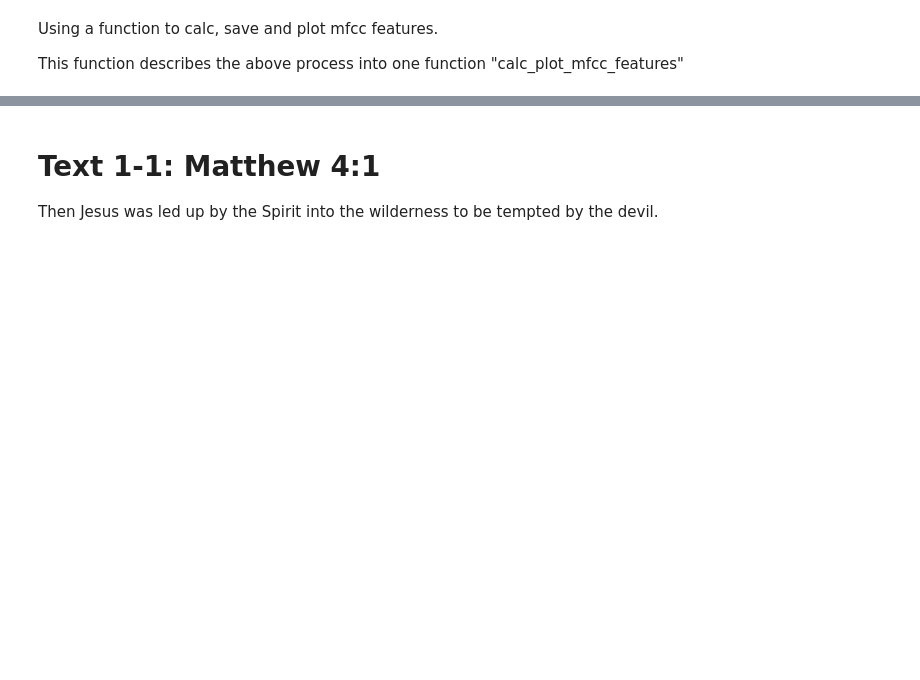
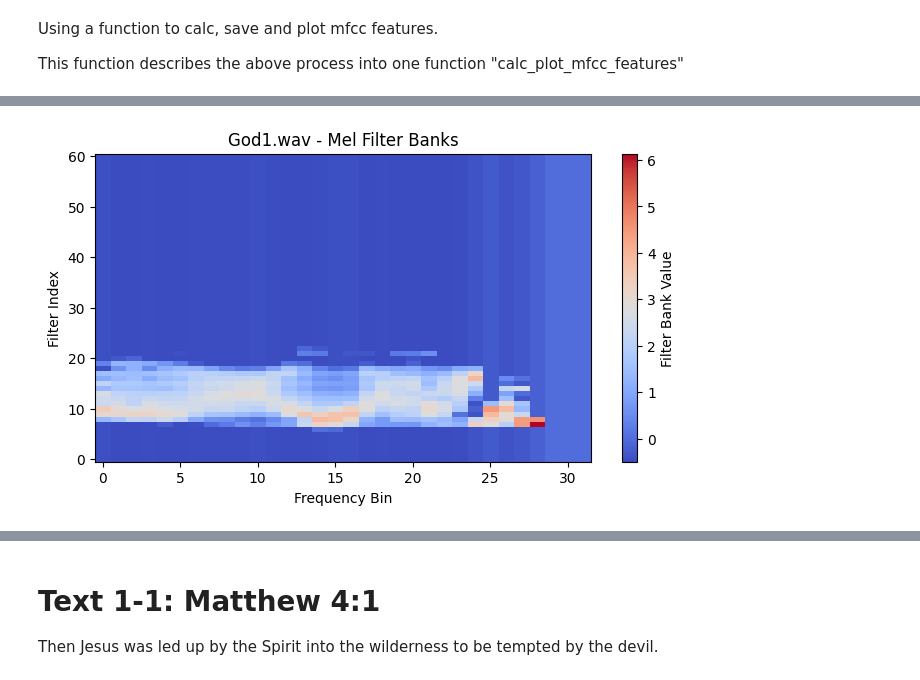
Before and after one commit to PENNET-dev/hackathon-uW-2024, a Jupyter notebook: 2024_uW_Hackathon_Exploration.ipynb, the cells around one changed output, grey strips where cells are left out. Saved outputs shown, nothing was run; the diff lists cells and outputs as text; code cells hidden in the pictures; blank space fills up the shorter version.

```diff
--- a/2024_uW_Hackathon_Exploration.ipynb
+++ b/2024_uW_Hackathon_Exploration.ipynb
@@ -131,8 +131,8 @@ def load_audio(audioSampleFilePath): #, sr=64000, duration=0.13):
     print(data.shape, sample_rate)
     return data, sample_rate
 
-# Audio sample
-audioFilePath_yes = "/content/InTheBeginning01.wav"
-yes, sample_rate = load_audio(audioFilePath_yes)
+# # Audio sample
+# audioFilePath_yes = "/content/InTheBeginning01.wav"
+# yes, sample_rate = load_audio(audioFilePath_yes)
 
-print(yes.shape, sample_rate)
+# print(yes.shape, sample_rate)
@@ -632,0 +614,81 @@ print(processed_features_inTheBeginning02[:10])
+# %%
+# Calculate similarities:
+
+filePrefix = "/content/drive/MyDrive/Colab Notebooks/2024 - unfoldingWord Hackathon/"
+# filePrefix = ""
+filePaths = ['God1.wav', 'God2.wav',
+         'inTheBeginning1.wav', 'inTheBeginning2.wav',
+         'jesus1.wav', 'jesus2.wav',
+         'wilderness1.wav', 'wilderness2.wav']
+
+target_file_path = 'wilderness1.wav'
+
+# Loop filePaths calling calc_plot_mfcc_features for each filePath:
+features = {}
+for filePath in filePaths:
+    audio_data, sample_rate = load_audio(filePrefix + filePath)
+    features[filePath] = calc_plot_mfcc_features(
+                        audio_data,
+                        sample_rate,
+                        alpha = 0.97,
+                        NFFT=512,
+                        low_freq_cut=10,
+                        nfilt=32,
+                        noise_floor_dB=-100,
+                        frame_size=0.025,
+                        frame_stride=0.02,
+                        num_ceps = 13,
+                        figsize = (8,4),
+                        title=filePath
+    )
+
+target_audio_data, sample_rate = load_audio(filePrefix + target_file_path)
+target_features = calc_plot_mfcc_features(
+                        target_audio_data,
+                        sample_rate,
+                        alpha = 0.97,
+                        NFFT=512,
+                        low_freq_cut=10,
+                        nfilt=32,
+                        noise_floor_dB=-100,
+                        frame_size=0.025,
+                        frame_stride=0.02,
+                        num_ceps = 13,
+                        figsize = (8,4),
+                        title=target_file_path
+    )
+
+def compute_similarities(mfcc_vectors, target_vectors):
+    if (len(mfcc_vectors) > len(target_vectors)):
+        np.append(target_vectors, np.zeros(len(mfcc_vectors) - len(target_vectors)))
+    elif (len(mfcc_vectors) < len(target_vectors)):
+        np.append(mfcc_vectors, np.zeros(len(target_vectors) - len(mfcc_vectors)))
+    print(mfcc_vectors, target_vectors)
+
+    # mfcc_vectors is an array of feature vectors; find the max length of the feature vectors:
+    maxLength = max([len(vec) for vec in mfcc_vectors])
+
+    # Pad the feature vectors to the max length:
+    mfcc_vectors = [np.pad(vec, (0, maxLength - len(vec))) for vec in mfcc_vectors]
+    # Pad target_vectors if necessary, frst checking for length of target_vectors:
+    if len(target_vectors) < maxLength:
+        target_vectors = np.pad(target_vectors, (0, maxLength - len(target_vectors)))
+
+    similarities = [1 - cosine(target_vectors, vec2) for vec2 in mfcc_vectors]
+    # Loop through filepaths by index and associate the same index from similarities dictionary
+    namedSimilarities = {filePaths[i]: similarities[i] for i in range(len(filePaths))}
+    # Sort by descending similarity:
+    namedSimilarities = dict(sorted(namedSimilarities.items(), key=lambda item: item[1], reverse=True))
+    return namedSimilarities
+
+
+similarities = compute_similarities(features.values(), target_features)
+print(similarities)
+
+print()
+print()
+print("Similar to " + target_file_path + ":")
+# Print similarities in this format: "filename: similarity
+for key, value in similarities.items():
+    print(f"{key}: {value}")
+# %% [output]
@@ -632,0 +697 @@ print(processed_features_inTheBeginning02[:10])
+[figure, added]
```
Also changed, not shown: parts of 23 cells of this notebook.
